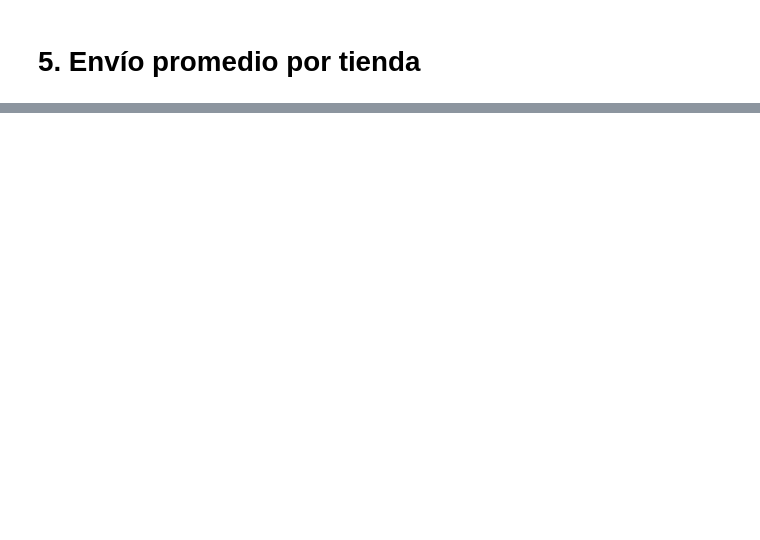
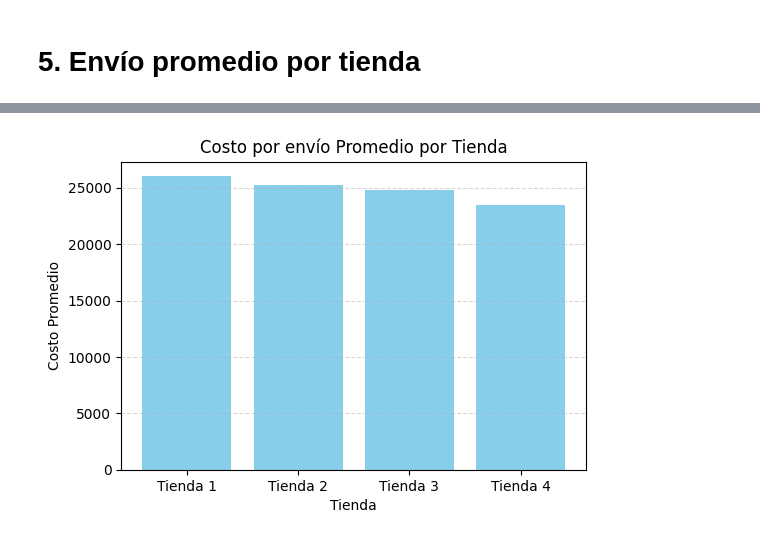
Before and after one commit to Liuz8/Analisis_Datos_Store_Proyecto, a Jupyter notebook: AluraStoreLatam.ipynb, the cells around one changed output, grey strips where cells are left out. Drawn from its saved outputs; the diff is of its cells as text; code cells hidden in the pictures; blank space fills up the shorter version.

```diff
--- a/AluraStoreLatam.ipynb
+++ b/AluraStoreLatam.ipynb
@@ -202,6 +202,8 @@ Name: count, dtype: int64
 # 3. Calificación promedio de la tienda
 # %%
 # calificacion promedio de cada tienda
+
+calificacion_promedio_tienda = []
 
 media = tienda['Calificación'].mean()
 media2 = tienda2['Calificación'].mean()
@@ -218,6 +220,7 @@ print(f'{max(media,media2,media3,media4)}')
 for i, df in enumerate([tienda, tienda2, tienda3, tienda4], start=1):
     promedio = round(df['Calificación'].mean(), 2)
     print(f'Tienda {i} - Calificació promedio: {promedio}')
+    calificacion_promedio_tienda.append(promedio)
 # %% [output]
 Calificación promedio de la tienda 1: 3.976685036032217
 Calificación promedio de la tienda 2: 4.037303942348453
@@ -275,6 +278,9 @@ n = max(productos)
 print(n)
 type(n)
 contador = 1
+
+productos_mas_vendidos = []
+productos_menos_vendidos = []
 
 for t in [tienda, tienda2, tienda3, tienda4]:
     productos = t['Producto'].value_counts()
@@ -282,6 +288,8 @@ for t in [tienda, tienda2, tienda3, tienda4]:
     m = min(productos)
     productoMasVendido = productos[productos >= n]
     productoMenosVendido = productos[productos <= m]
+    productos_mas_vendidos.append(productoMasVendido)
+    productos_menos_vendidos.append(productoMenosVendido)
     print(f'Tienda {contador}\n\n\tProducto Mas vendido\n\n\t{productoMasVendido}'
           f'\n\n\tProducto Menos vendido\n\n\t{productoMenosVendido}\n\n')
     contador += 1
@@ -305,3 +313,12 @@ Guitarra eléctrica    33
 Name: count, dtype: int64
 # %% [markdown]
 # 5. Envío promedio por tienda
+# %%
+# En este paso, debes calcular el costo de envío promedio para cada tienda. El objetivo es comprender cuánto se gasta, en promedio, en el envío de cada
+# tienda.
+promedios_envio = []
+
+for i, t in enumerate([tienda, tienda2, tienda3, tienda4], start=1):
+    promedio = round(t['Costo de envío'].mean(), 2)
+    print(f'Tienda {i} -- Promedio de Costo de envío: {promedio}')
+    promedios_envio.append(promedio)
@@ -307,0 +334,14 @@ Name: count, dtype: int64
+# %%
+from matplotlib import pyplot as plt
+
+nombres_tiendas = ['Tienda 1', 'Tienda 2', 'Tienda 3', 'Tienda 4']
+
+plt.figure(figsize=(6,4))
+plt.bar(nombres_tiendas, promedios_envio, color='skyblue')
+plt.title('Costo por envío Promedio por Tienda')
+plt.ylabel('Costo Promedio')
+plt.xlabel('Tienda')
+plt.grid(axis='y', linestyle='--', alpha=0.5)
+plt.show()
+# %% [output]
+[figure, added]
```
Also changed, not shown: parts of 15 cells of this notebook.
